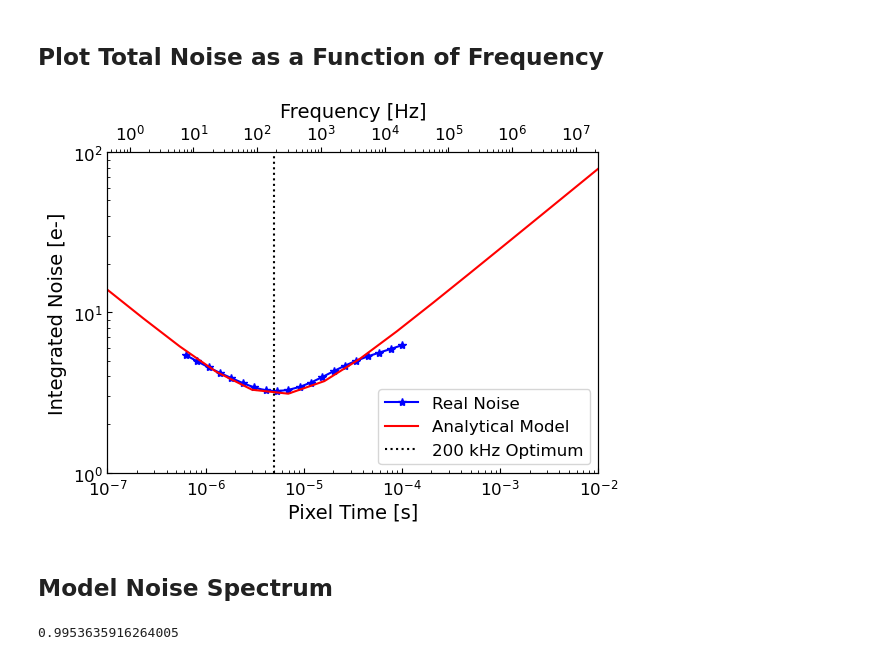
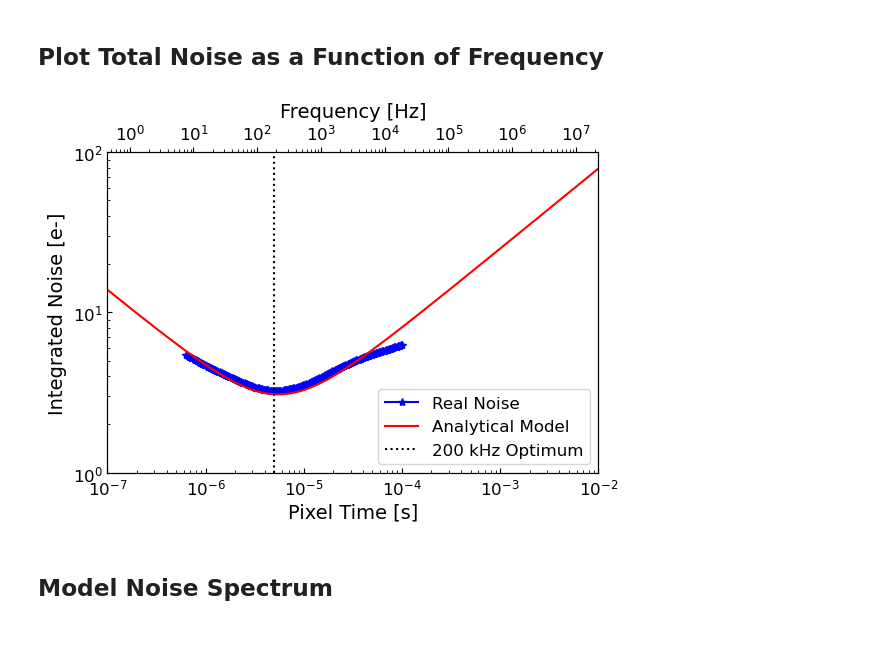
Before and after one commit to brockparker/Research, a Jupyter notebook: CCDs/skipper_noise_testing.ipynb, the cells around one changed output. Drawn from its saved outputs; the diff is of its cells as text; code cells hidden in the pictures.

```diff
--- a/CCDs/skipper_noise_testing.ipynb
+++ b/CCDs/skipper_noise_testing.ipynb
@@ -180,10 +196,11 @@ plt.show()
 ## Plot Measured STA Noise Spectrum
 # %%
 # noise_spectrum = pd.read_csv(r'C:/Users/Brock/Documents/Git/Research/CCDs/STANoiseSpectrum.csv', header=None)
-noise_spectrum = pd.read_csv(r'F:/Github/Research/CCDs/STANoiseSpectrum.csv', header=None)
+# noise_spectrum = pd.read_csv(r'F:/Github/Research/CCDs/STANoiseSpectrum.csv', header=None)
+noise_spectrum = pd.read_csv(r'/home/baparker/GitHub/Research/CCDs/STANoiseSpectrum.csv', header=None)
+
 noise_freqs = np.array(noise_spectrum[0]) * u.Hz
-noise_density = np.array(noise_spectrum[1]) * u.V / u.Hz**1/2
-noise_density = noise_density*2 # scale factor from extraction
+noise_density = np.array(noise_spectrum[1]) * u.V / (u.Hz**0.5)
 
 opt_speed = 1/(200*u.kHz)
 cds_transfer = transfer(noise_freqs, opt_speed)
@@ -219,47 +236,38 @@ plt.show()
 fig, ax = plt.subplots(1, 1, figsize=(6,4.5), layout='tight')
 ax3 = ax.twiny()
 
-array_len = 20
+array_len = 200
 
 taus = 1 / (np.logspace(0, 7, array_len) * u.Hz)
 plot_taus = 1 / (np.logspace(4, 6.2, array_len) * u.Hz)
 
-# Calculate conversion factor to normalize STA spectrum to 3.5 e- at 100kHz
-# noise_100 = total_noise(1/(100*u.kHz), noise_density, noise_freqs)
-# factor = 3.5 / noise_100 * conversion
-# Not needed with proper noise spectrum
-
 output_noise = total_noise(plot_taus, noise_density, noise_freqs)
-ax.plot(plot_taus, output_noise / conversion * factor, color='blue', ls='-', label='Real Noise', marker='*')
+ax.plot(plot_taus, output_noise / conversion, color='blue', ls='-', label='Real Noise', marker='*')
 ax.plot(taus, sig_cds(wn_floor, taus, nc_1f, nc_1f2) / conversion, color='red', label='Analytical Model')
 
 ax3.plot(1/taus, [0]*array_len, color='green', ls='-')
 
 ax.axvline(1/(200 * u.kHz), label='200 kHz Optimum', color='k', ls=':')
 # ax.axhline(0.15, color='red', ls='--', label='0.15 e$^-$ threshold')
 
 ax.set_xlabel(r'Pixel Time [s]')
 ax.set_ylabel(r'Integrated Noise [e-]')
 ax3.set_xlabel(r'Frequency [Hz]')
 ax.legend(loc = 'best')
 ax.set_xlim(1e-7, 1e-2)
 ax.set_xscale('log')
 ax.set_yscale('log')
 ax3.set_xscale('log')
 ax.set_ylim(1e0, 1e2)
 
 ax.tick_params(axis='both', direction='in', which='both')
 
 fig.tight_layout()
 
 # plt.savefig('C:/Users/Brock/Documents/Git/Research/CCDs/ccd_integrated_noise_data.png', dpi=250)
 # plt.savefig('/home/baparker/GitHub/Research/CCDs/ccd_integrated_noise.png', dpi=250)
 plt.show()
 # %% [output]
-[figure, old version]
+[figure, new version]
 # %% [markdown]
 ## Model Noise Spectrum
-# %%
-factor
-# %% [output]
-0.9953635916264005
```
Also changed, not shown: parts of 7 cells of this notebook.
